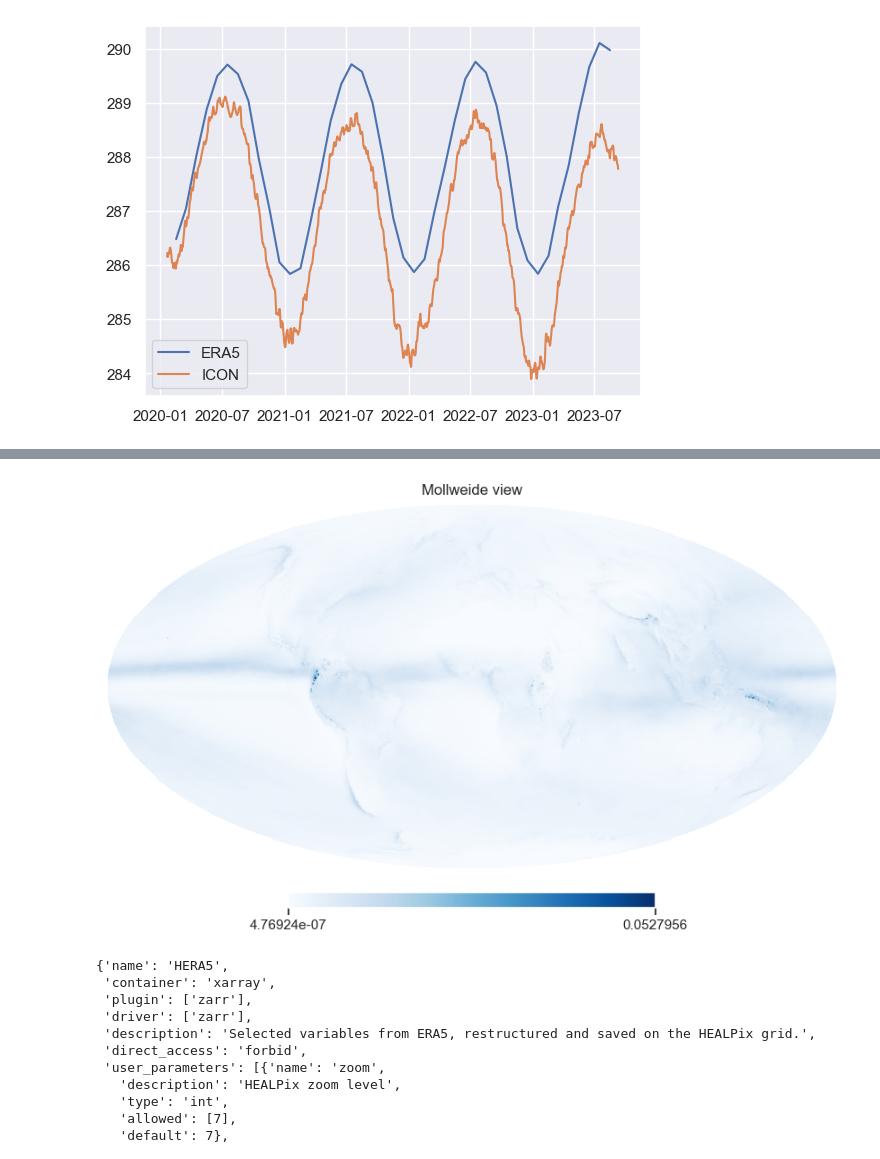
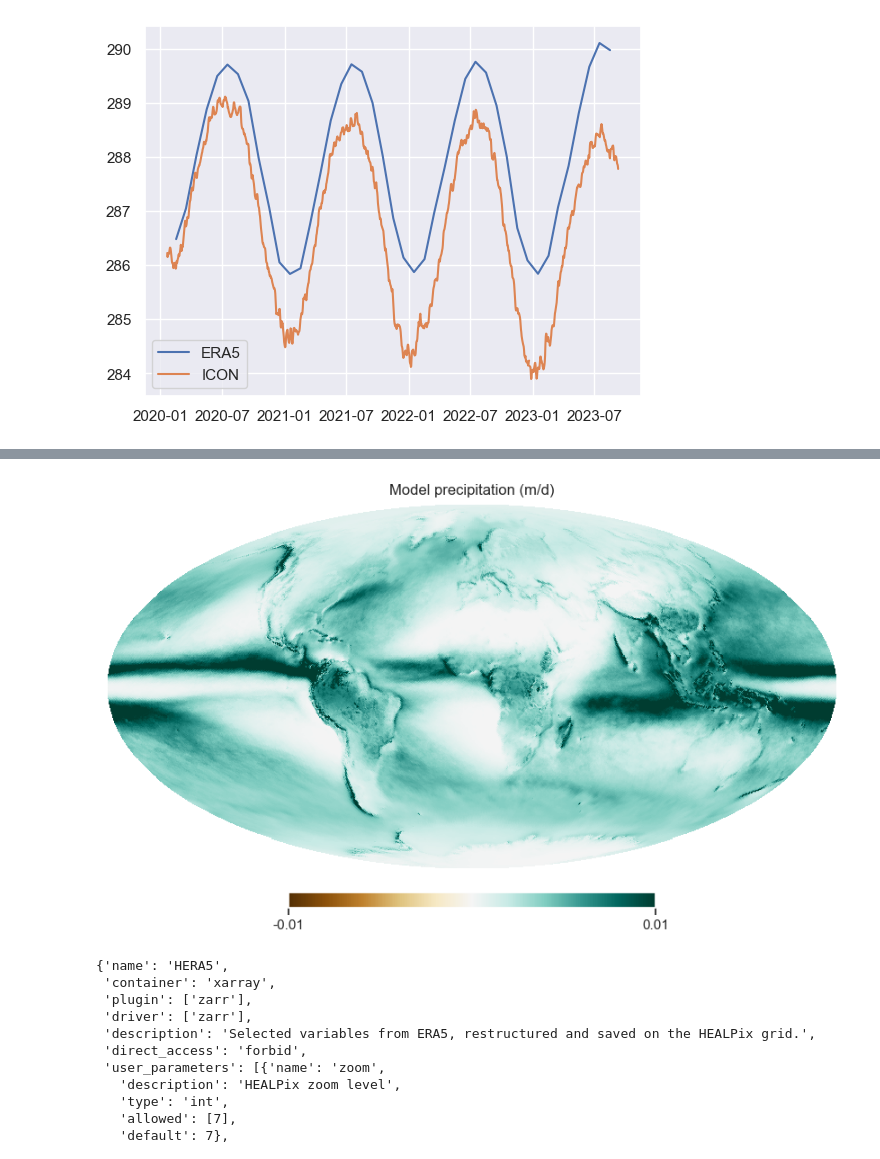
Before and after one commit to csc-training/summerschool-climate-weather, a Jupyter notebook: result-evaluation/docs/examples.ipynb, the cells around one changed output, grey strips where cells are left out. Saved outputs shown, nothing was run; the diff lists cells and outputs as text; code cells hidden in the pictures.

```diff
--- a/result-evaluation/docs/examples.ipynb
+++ b/result-evaluation/docs/examples.ipynb
@@ -64,0 +68,5 @@ tp Total precipitation
+# %%
+params_pr_diff = dict(cmap="BrBG", flip="geo", nest=True)
+hp.mollview(pr_mean_model*86400/1000.-pr_mean_obs, **params_pr_diff, min=-.01, max=.01)
+plt.title("precipitation Model-ERA5 (m/d)")
+plt.savefig('images/pr_mean_diff.png')
@@ -65,7 +75,9 @@ tp Total precipitation
 # %%
-hp.mollview(pr_mean_obs, flip="geo",nest=True, cmap="Blues")
+hp.mollview(pr_mean_model*86400/1000, **params_pr_diff, min=-.01, max=.01)
+plt.title('Model precipitation (m/d)')
+plt.savefig('images/pr_mean_model.png')
 # %% [output]
-[figure, old version]
+[figure, new version]
 # %%
 hera_cat.HERA5.describe()
 # %% [output]
```
Also changed, not shown: parts of 14 cells of this notebook, 1 other file.
